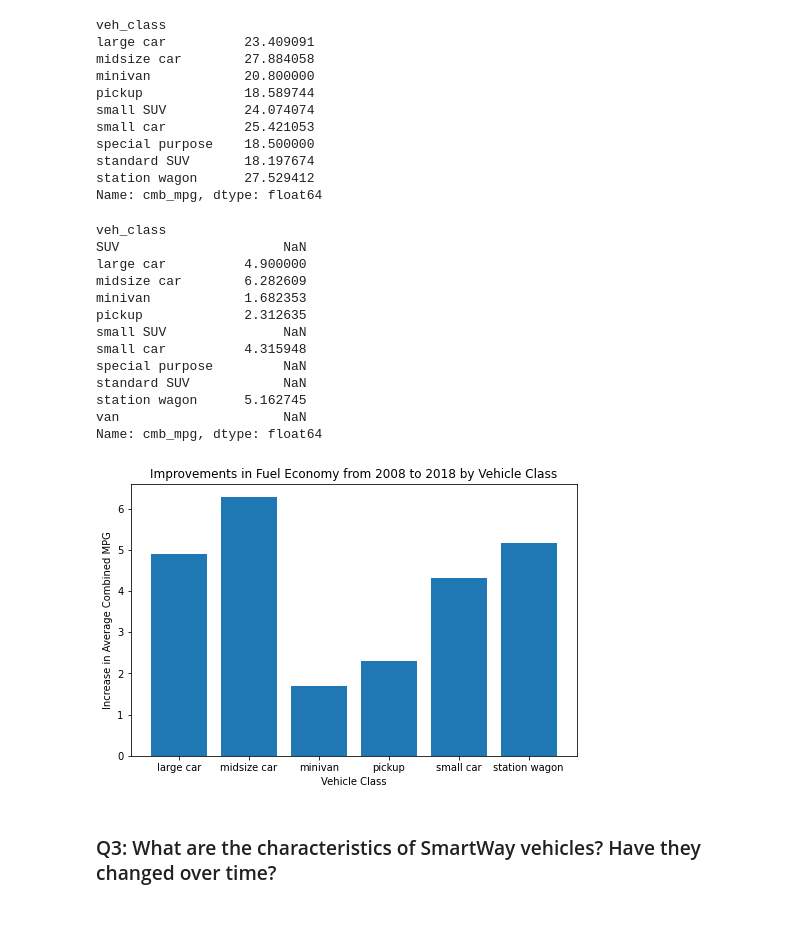
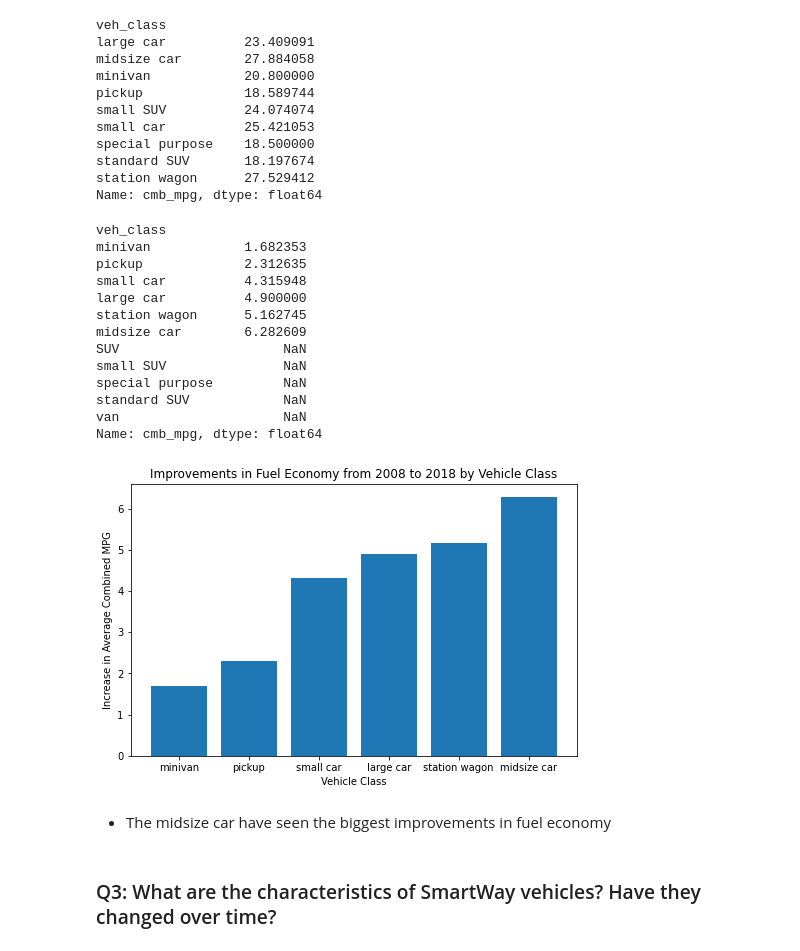
Before and after one commit to tunji-dev/Udacity_Data_Analyst_Nanodegree, a Jupyter notebook: fuel_economy_case_study/fuel_economy.ipynb, the cells around one changed output. Drawn from its saved outputs; the diff is of its cells as text; code cells hidden in the pictures; blank space fills up the shorter version.

```diff
--- a/fuel_economy_case_study/fuel_economy.ipynb
+++ b/fuel_economy_case_study/fuel_economy.ipynb
@@ -761,31 +761,34 @@ Name: cmb_mpg, dtype: float64
 # %%
 # how much they've increased by for each vehicle class
 inc = veh_18 - veh_08
-inc
+inc_s =inc.sort_values()
+inc_s
 # %% [output]
 veh_class
-SUV                     NaN
-large car          4.900000
-midsize car        6.282609
 minivan            1.682353
 pickup             2.312635
+small car          4.315948
+large car          4.900000
+station wagon      5.162745
+midsize car        6.282609
+SUV                     NaN
 small SUV               NaN
-small car          4.315948
 special purpose         NaN
 standard SUV            NaN
-station wagon      5.162745
 van                     NaN
 Name: cmb_mpg, dtype: float64
 # %%
 # only plot the classes that exist in both years
 inc.dropna(inplace=True)
 plt.subplots(figsize=(8, 5))
-plt.bar(inc.index, inc)
+plt.bar(inc_s.index, inc_s)
 plt.title('Improvements in Fuel Economy from 2008 to 2018 by Vehicle Class')
 plt.xlabel('Vehicle Class')
 plt.ylabel('Increase in Average Combined MPG');
 # %% [output]
-[figure, old version]
+[figure, new version]
+# %% [markdown]
+- The midsize car have seen the biggest improvements in fuel economy
 # %% [markdown]
 ### Q3: What are the characteristics of SmartWay vehicles? Have they changed over time?
 # %% [markdown]
```
